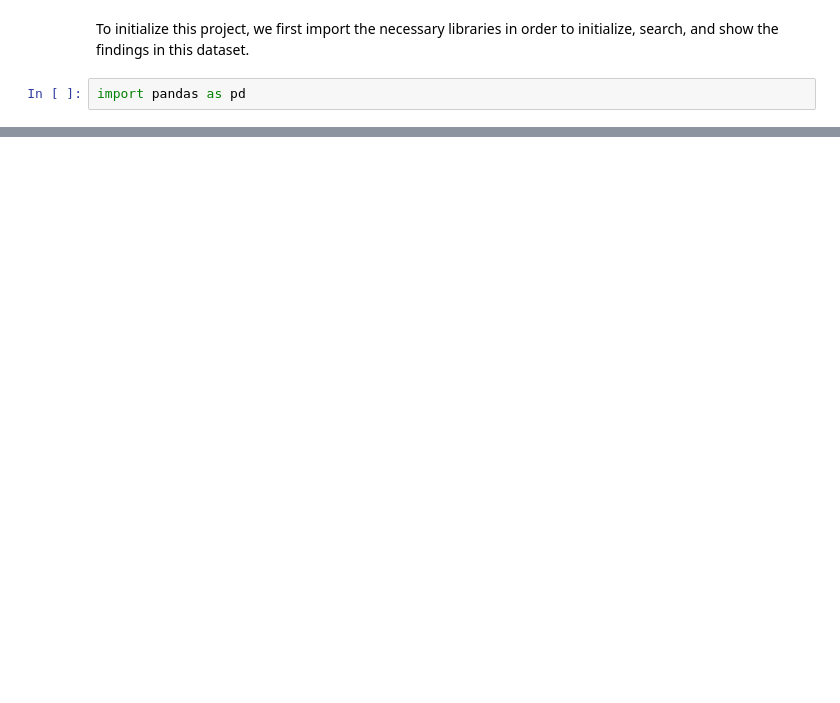
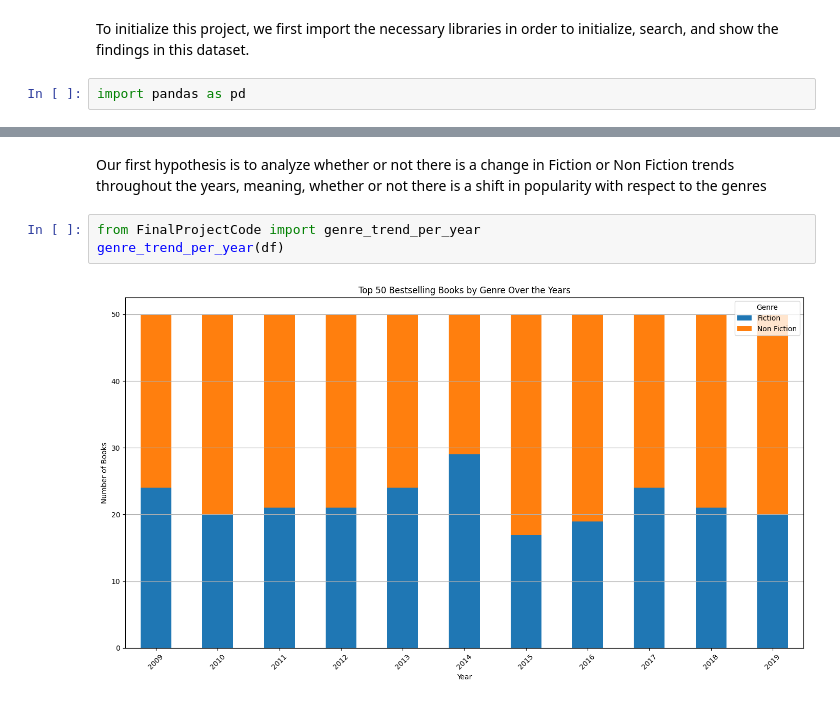
Before and after one commit to Eemkayy/cs210, a Jupyter notebook: FinalProject.ipynb, the cells around one changed output, grey strips where cells are left out. Saved outputs shown, nothing was run; the diff lists cells and outputs as text; blank space fills up the shorter version.

Commit message:
Added a graph for testing
Added a Genre graph that checks the trends of the book genres over the years

```diff
--- a/FinalProject.ipynb
+++ b/FinalProject.ipynb
@@ -16,0 +10,7 @@ df = pd.read_csv(file_path)
+# %% [markdown]
+Our first hypothesis is to analyze whether or not there is a change in Fiction or Non Fiction trends throughout the years, meaning, whether or not there is a shift in popularity with respect to the genres
+# %%
+from FinalProjectCode import genre_trend_per_year
+genre_trend_per_year(df)
+# %% [output]
+[figure, added]
```
Also changed, not shown: parts of 2 cells of this notebook, 1 other file.
